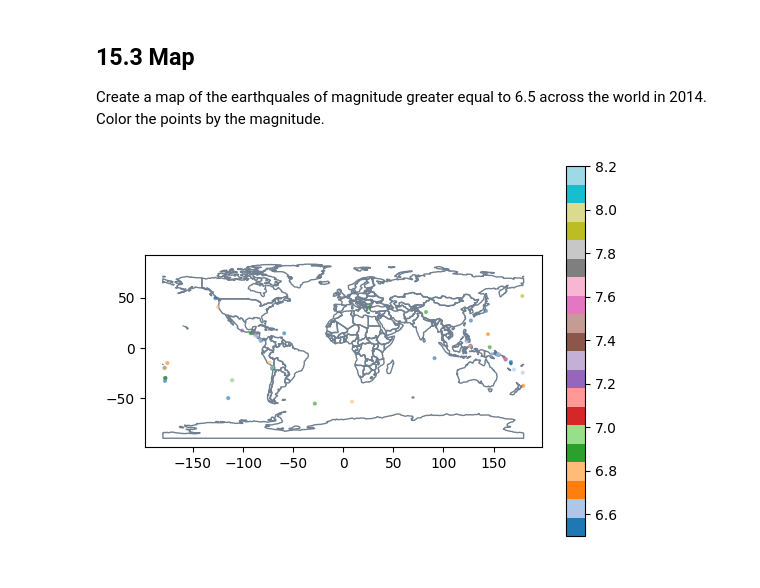
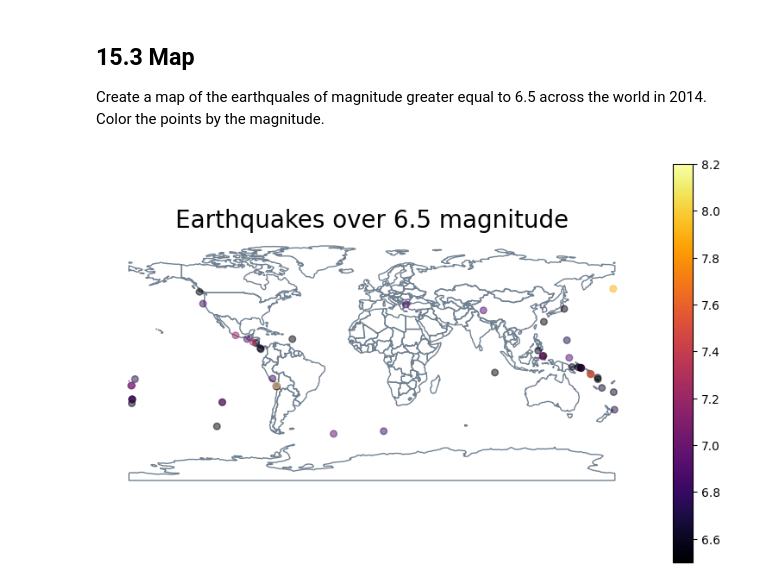
Before and after one commit to cnordheim-maestas/eds-220-sections, a Jupyter notebook: map-earthquake-data.ipynb.ipynb, the cells around one changed output. Drawn from its saved outputs; the diff is of its cells as text; code cells hidden in the pictures.

```diff
--- a/map-earthquake-data.ipynb.ipynb
+++ b/map-earthquake-data.ipynb.ipynb
@@ -92,21 +92,30 @@ worldmap
 ## 15.3 Map
 Create a map of the earthquales of magnitude greater equal to 6.5 across the world in 2014. Color the points by the magnitude.
 # %%
-fig, ax = plt.subplots()
+fig, ax = plt.subplots(figsize=(10, 6))
+
+# remove the axis box around the map
+ax.axis('off')
+
+# update title
+ax.set_title('Earthquakes over 6.5 magnitude',
+fontsize=20)
 
 # add world plot
 worldmap.plot(ax=ax,
             color='none',
             edgecolor = 'slategray')
 
 # add eqks plants colored by mag
+## continuous scale for continuous variable
+
 eqk.plot(ax=ax,
                   column='mag', # color points according to primsource value
                   legend=True,    # add legend
-                  markersize = 4, # adjust point size
-                  cmap='tab20', # this color map has 20 different colors
+                  markersize = 30, # adjust point size
+                  cmap='inferno', # use a continuous!
                   alpha=0.5)
 
 plt.show()
 # %% [output]
-[figure, old version]
+[figure, new version]
```
